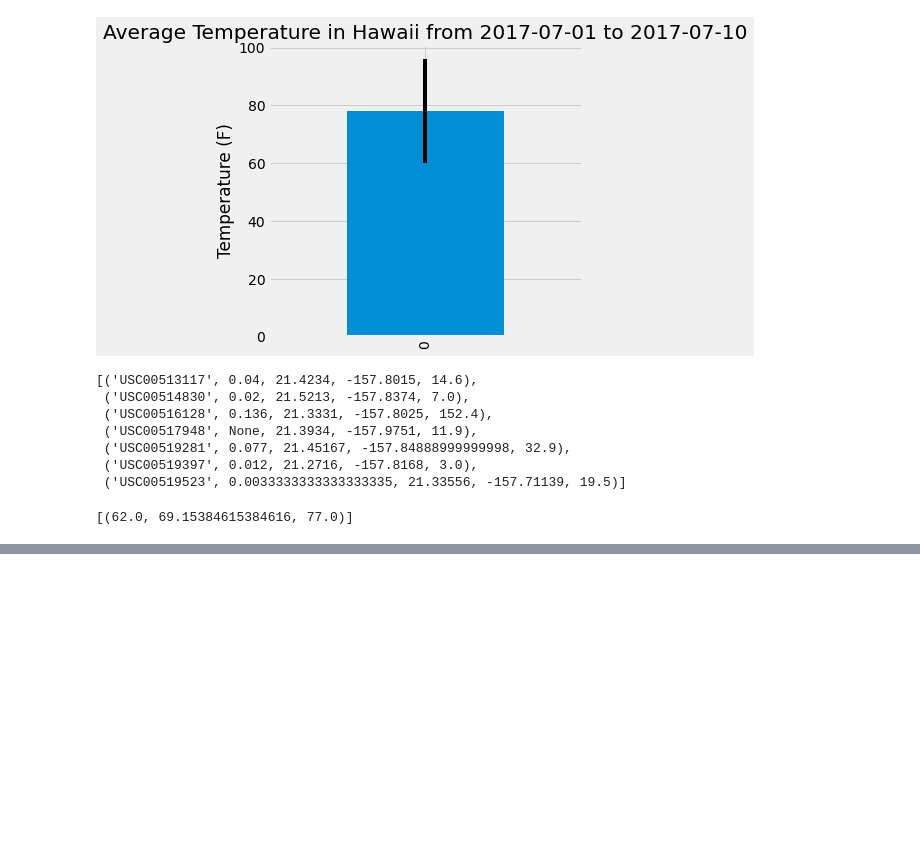
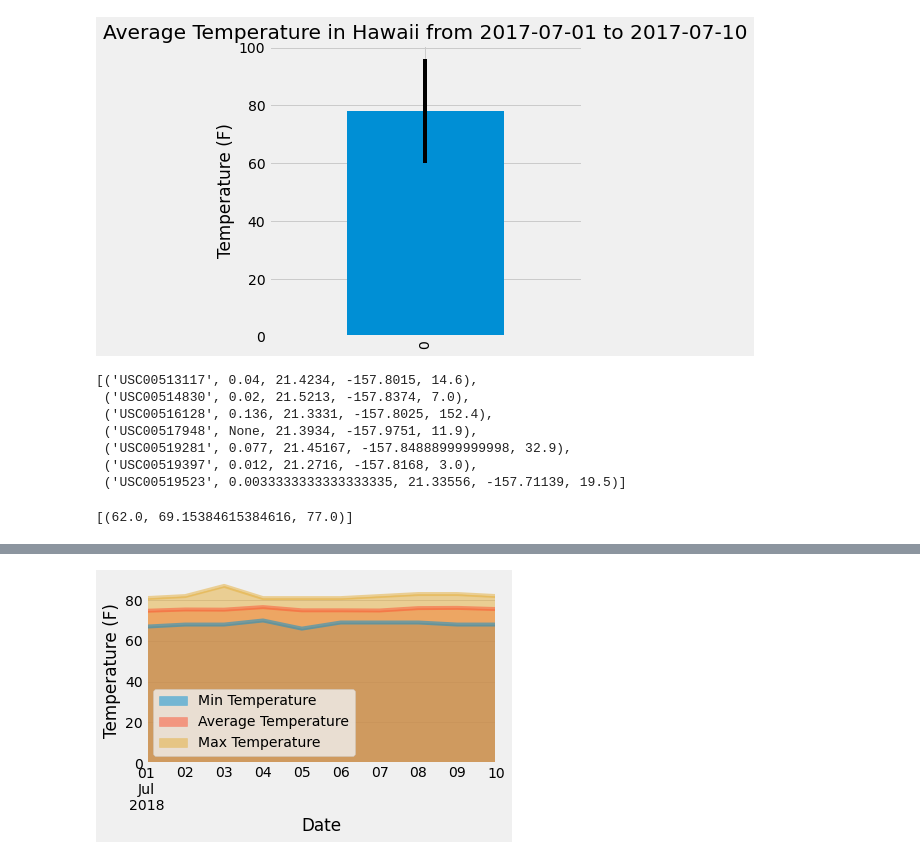
Before and after one commit to jis56/Sqlalchemy-Challenge, a Jupyter notebook: climate.ipynb, the cells around one changed output, grey strips where cells are left out. Cells and saved outputs as stored; diff of their text form; code cells hidden in the pictures; blank space fills up the shorter version.

```diff
--- a/climate.ipynb
+++ b/climate.ipynb
@@ -240,5 +253,8 @@ date_stats[0]
+# %%
+date_stats = [list(i[0]) for i in date_stats]
 # %%
 # Load the previous query results into a Pandas DataFrame and add the `trip_dates` range as the `date` index
-date_stats_df = pd.DataFrame(date_stats, columns=['Min Percipitation', 'Average Percipitation', 'Max Percipitation'])
+date_stats_df = pd.DataFrame(date_stats, columns = ["Min Temperature", "Average Temperature", "Max Temperature"], index=pd.date_range(start='07/01/2018', end='07/10/2018',
+                       freq='D'))
 date_stats_df
 # %% [output]
@@ -246,2 +272,11 @@ ValueError: 3 columns passed, passed data had 1 columns
 # %%
 # Plot the daily normals as an area plot with `stacked=False`
+ax=date_stats_df.plot.area(stacked=False,)
+ax.set_ylabel("Temperature (F)")
+ax.set_xlabel("Date")
+plt.tight_layout()
+plt.show()
+
+plt.show()
+# %% [output]
+[figure, added]
```
Also changed, not shown: parts of 4 cells of this notebook.
